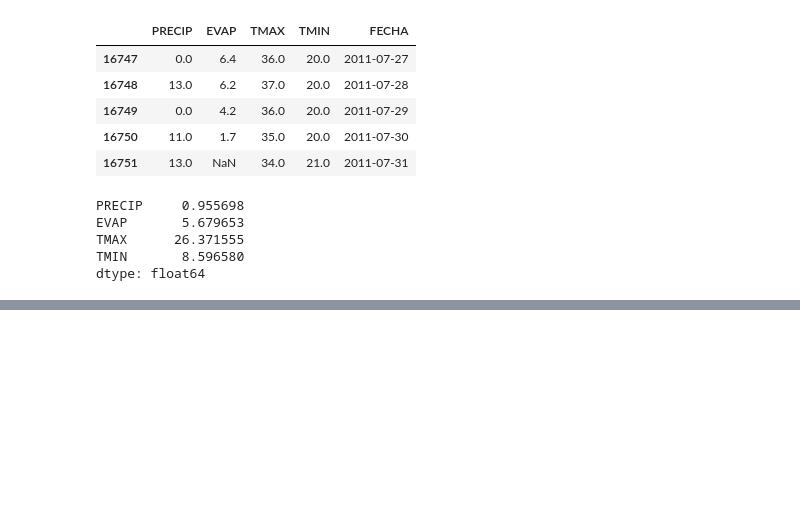
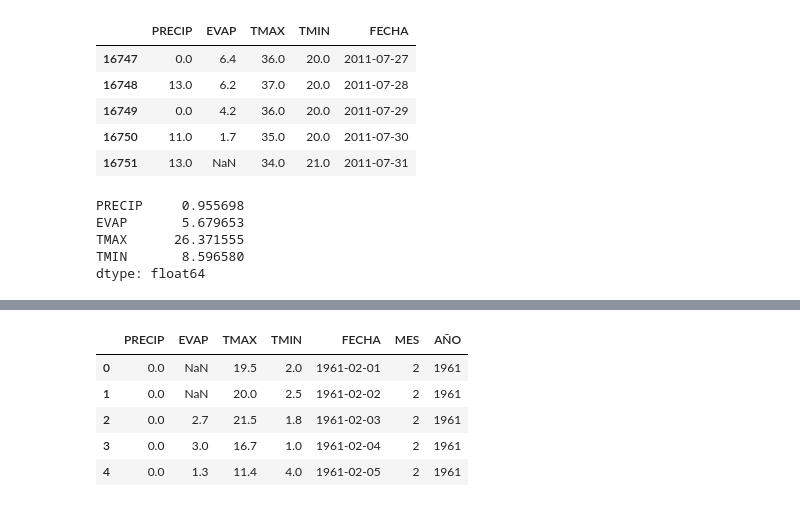
Before and after one commit to albertomedinac/Computacional-I, a Jupyter notebook: actividad 3/ACTIVIDAD 3.ipynb, the cells around one changed output, grey strips where cells are left out. Drawn from its saved outputs; the diff is of its cells as text; code cells hidden in the pictures; blank space fills up the shorter version.

```diff
--- a/actividad 3/ACTIVIDAD 3.ipynb
+++ b/actividad 3/ACTIVIDAD 3.ipynb
@@ -4,7 +4,8 @@ import pandas as pd
 import numpy as np
 # %%
 #descargamos los datos
-df=pd.read_csv('aguaprieta2',skiprows=20,skipfooter=1, sep='\s+',header=None,names=['DD/MM/YY','PRECIP','EVAP','TMAX','TMIN'],engine='python')
+df=pd.read_csv('aguaprieta2',skiprows=20,skipfooter=1, sep='\s+',header=None,
+               names=['DD/MM/YY','PRECIP','EVAP','TMAX','TMIN'],engine='python')
 # %%
 df
 # %% [output]
@@ -75,0 +123,13 @@ dtype: float64
+# %%
+df['MES'] = df['FECHA'].dt.month
+# %%
+df['AÑO']=df['FECHA'].dt.year
+# %%
+df.head()
+# %% [output]
+|  | PRECIP | EVAP | TMAX | TMIN | FECHA | MES | AÑO |
+| 0 | 0.0 | NaN | 19.5 | 2.0 | 1961-02-01 | 2 | 1961 |
+| 1 | 0.0 | NaN | 20.0 | 2.5 | 1961-02-02 | 2 | 1961 |
+| 2 | 0.0 | 2.7 | 21.5 | 1.8 | 1961-02-03 | 2 | 1961 |
+| 3 | 0.0 | 3.0 | 16.7 | 1.0 | 1961-02-04 | 2 | 1961 |
+| 4 | 0.0 | 1.3 | 11.4 | 4.0 | 1961-02-05 | 2 | 1961 |
```
Also changed, not shown: parts of 18 cells of this notebook.
